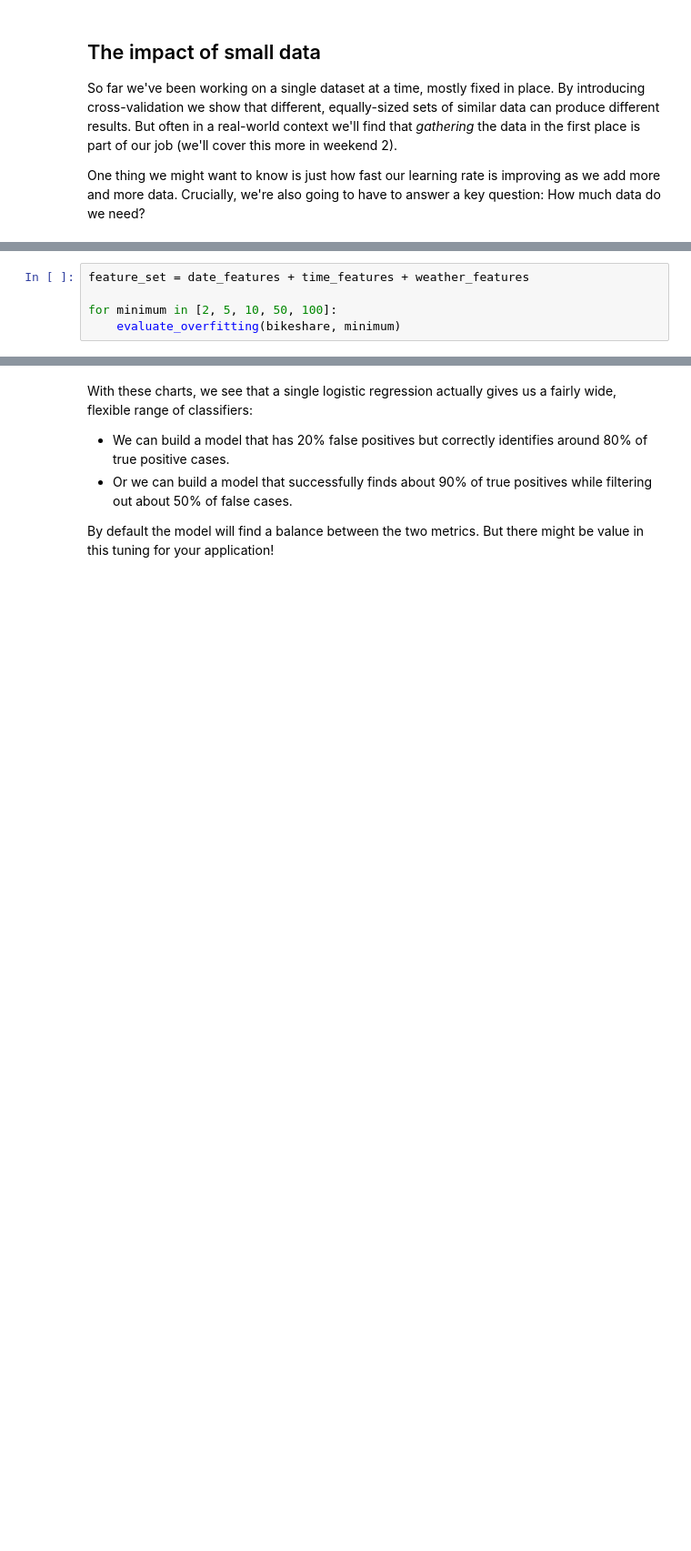
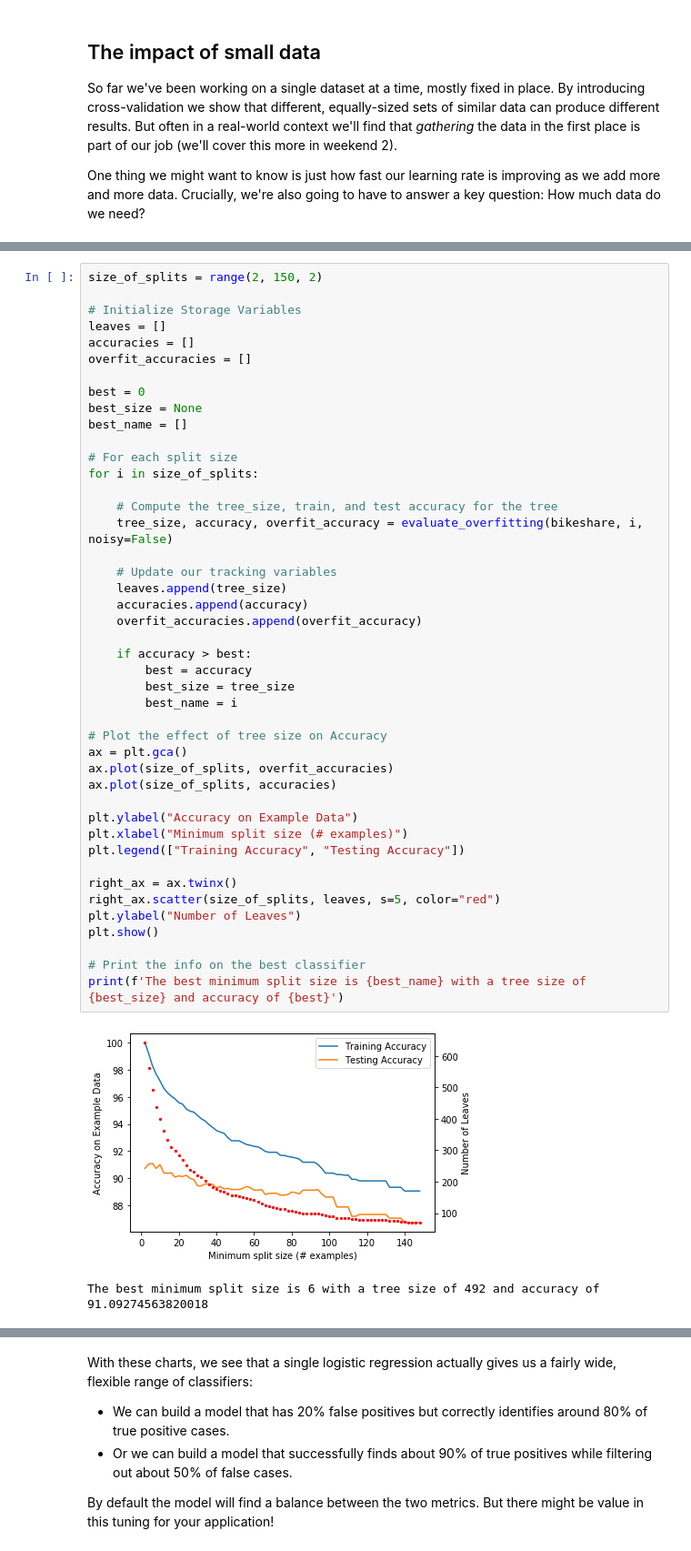
Before and after one commit to chetan-parthiban/MSSP608, a Jupyter notebook: Lectures/Day3_CrossValidation_Hyperparameters.ipynb, the cells around one changed output, grey strips where cells are left out. Shown at 91% size. Saved outputs shown, nothing was run; the diff lists cells and outputs as text; blank space fills up the shorter version.

```diff
--- a/Lectures/Day3_CrossValidation_Hyperparameters.ipynb
+++ b/Lectures/Day3_CrossValidation_Hyperparameters.ipynb
@@ -447,5 +407,0 @@ Here we'll show how a more and more complex tree doesn't necessarily result in g
-# %%
-feature_set = date_features + time_features + weather_features
-
-for minimum in [2, 5, 10, 50, 100]:
-    evaluate_overfitting(bikeshare, minimum)
@@ -828,0 +522,47 @@ Text(0, 0.5, 'True Positive Rate')
+# %%
+size_of_splits = range(2, 150, 2)
+
+# Initialize Storage Variables
+leaves = []
+accuracies = []
+overfit_accuracies = []
+
+best = 0
+best_size = None
+best_name = []
+
+# For each split size
+for i in size_of_splits:
+
+    # Compute the tree_size, train, and test accuracy for the tree
+    tree_size, accuracy, overfit_accuracy = evaluate_overfitting(bikeshare, i, noisy=False)
+
+    # Update our tracking variables
+    leaves.append(tree_size)
+    accuracies.append(accuracy)
+    overfit_accuracies.append(overfit_accuracy)
+
+    if accuracy > best:
+        best = accuracy
+        best_size = tree_size
+        best_name = i
+
+# Plot the effect of tree size on Accuracy
+ax = plt.gca()
+ax.plot(size_of_splits, overfit_accuracies)
+ax.plot(size_of_splits, accuracies)
+
+plt.ylabel("Accuracy on Example Data")
+plt.xlabel("Minimum split size (# examples)")
+plt.legend(["Training Accuracy", "Testing Accuracy"])
+
+right_ax = ax.twinx()
+right_ax.scatter(size_of_splits, leaves, s=5, color="red")
+plt.ylabel("Number of Leaves")
+plt.show()
+
+# Print the info on the best classifier
+print(f'The best minimum split size is {best_name} with a tree size of {best_size} and accuracy of {best}')
+# %% [output]
+[figure, added]
+The best minimum split size is 6 with a tree size of 492 and accuracy of 91.09274563820018
```
Also changed, not shown: parts of 76 cells of this notebook.
